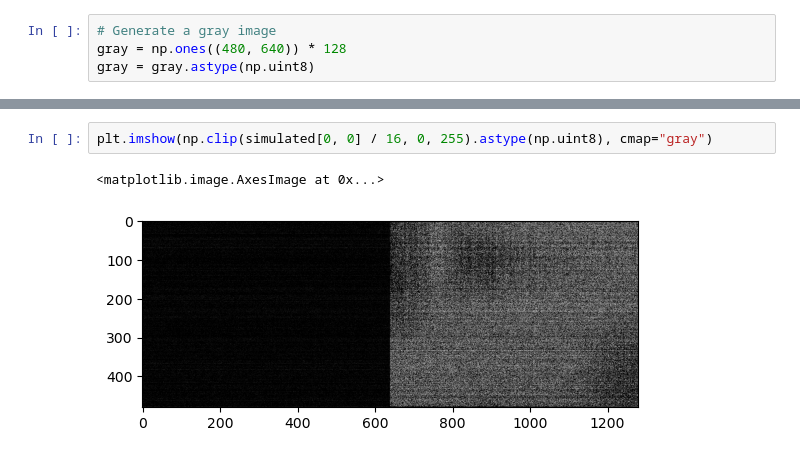
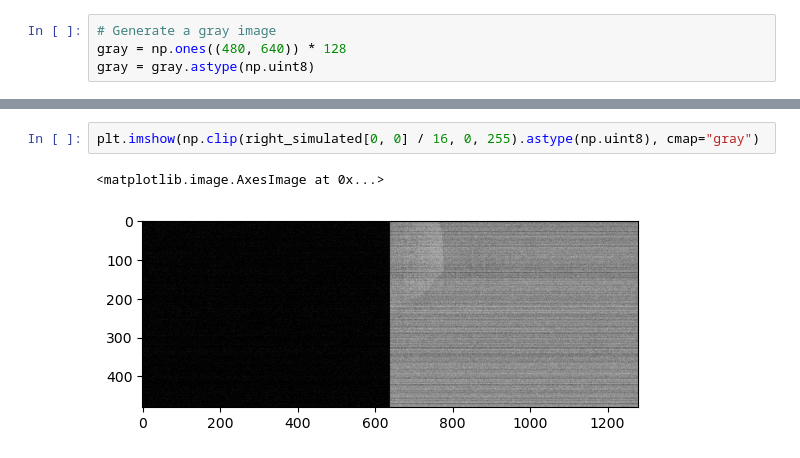
Before and after one commit to kellyzoo/t7_simulation, a Jupyter notebook: train_test.ipynb, the cells around one changed output, grey strips where cells are left out. Drawn from its saved outputs; the diff is of its cells as text.

```diff
--- a/train_test.ipynb
+++ b/train_test.ipynb
@@ -206,5 +304,5 @@ simulated = simulate(None, gray, params, 78.01)
 # %%
-plt.imshow(np.clip(simulated[0, 0] / 16, 0, 255).astype(np.uint8), cmap="gray")
+plt.imshow(np.clip(right_simulated[0, 0] / 16, 0, 255).astype(np.uint8), cmap="gray")
 # %% [output]
 <matplotlib.image.AxesImage at 0x...>
-[figure, old version]
+[figure, new version]
```
Also changed, not shown: parts of 11 cells of this notebook, 6 other files.
